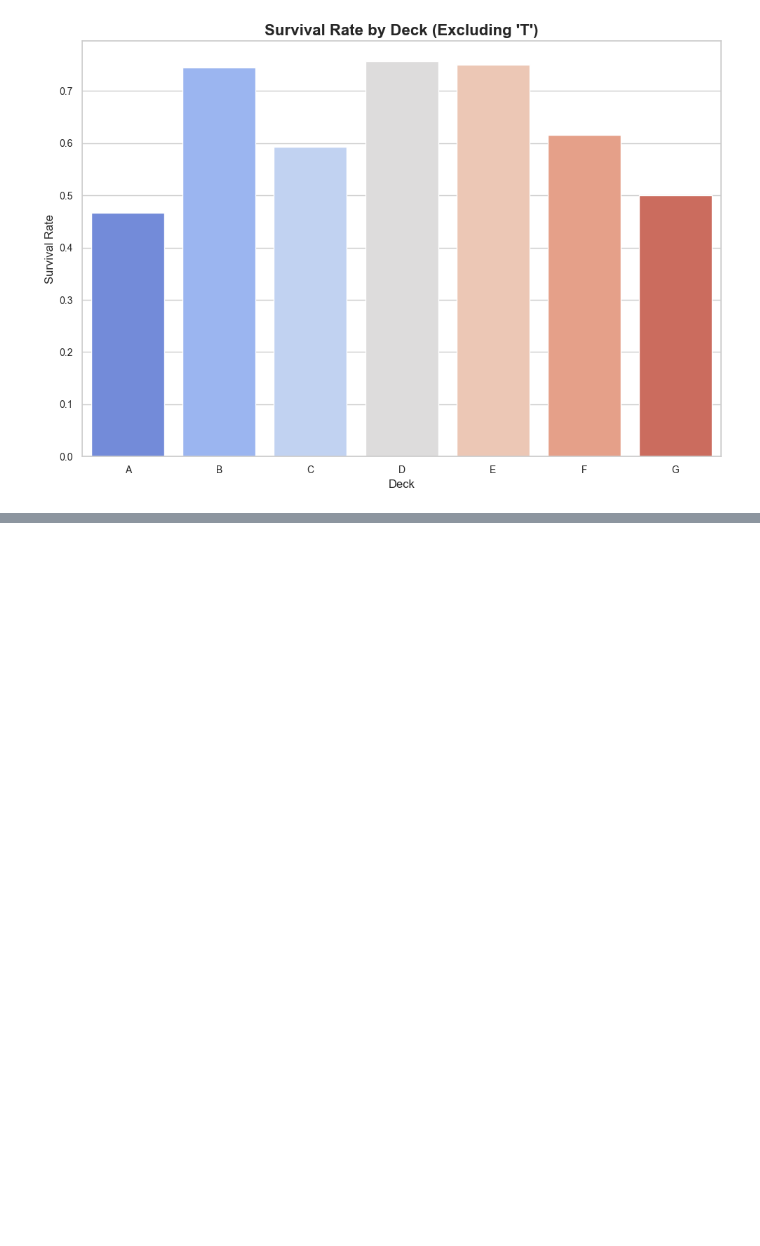
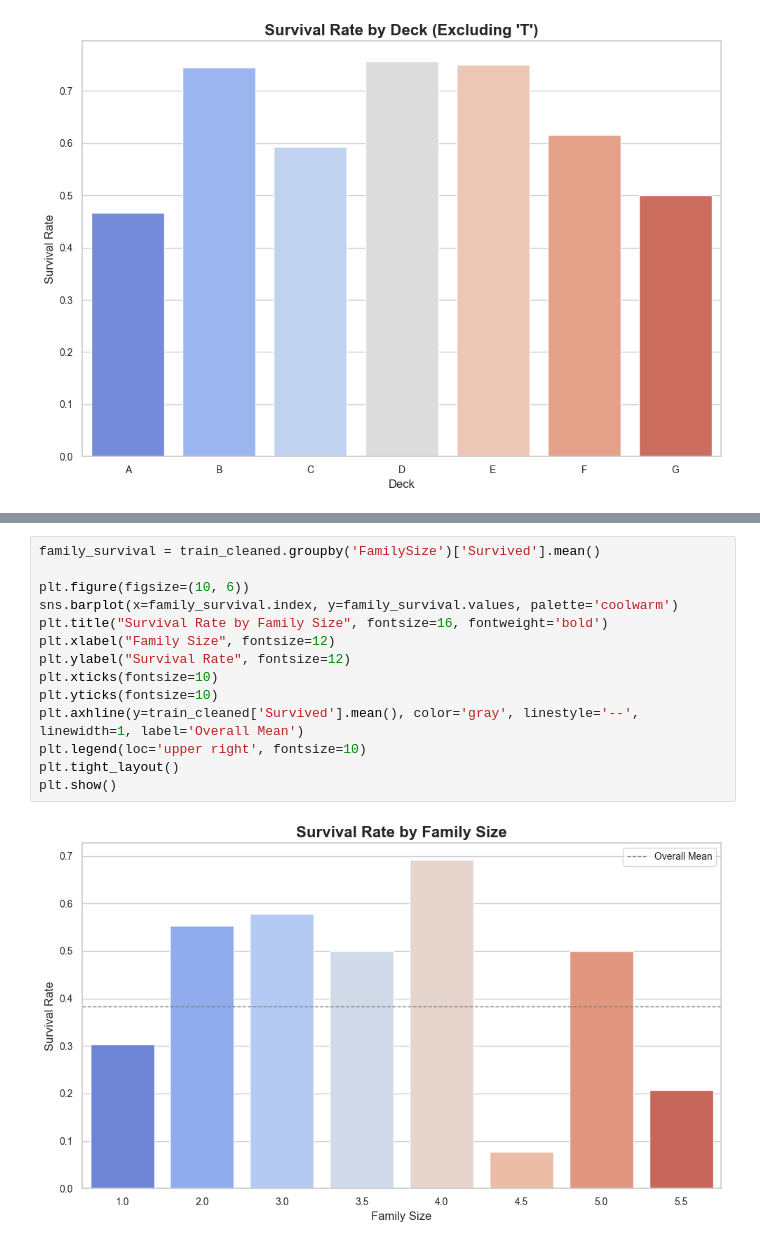
Before and after one commit to jzampieri/Kaggle-Competitions, a Jupyter notebook: TITANIC/index.ipynb, the cells around one changed output, grey strips where cells are left out. Cells and saved outputs as stored; diff of their text form; blank space fills up the shorter version.

```diff
--- a/TITANIC/index.ipynb
+++ b/TITANIC/index.ipynb
@@ -289,0 +522,16 @@ plt.show()
+# %%
+family_survival = train_cleaned.groupby('FamilySize')['Survived'].mean()
+
+plt.figure(figsize=(10, 6))
+sns.barplot(x=family_survival.index, y=family_survival.values, palette='coolwarm')
+plt.title("Survival Rate by Family Size", fontsize=16, fontweight='bold')
+plt.xlabel("Family Size", fontsize=12)
+plt.ylabel("Survival Rate", fontsize=12)
+plt.xticks(fontsize=10)
+plt.yticks(fontsize=10)
+plt.axhline(y=train_cleaned['Survived'].mean(), color='gray', linestyle='--', linewidth=1, label='Overall Mean')
+plt.legend(loc='upper right', fontsize=10)
+plt.tight_layout()
+plt.show()
+# %% [output]
+[figure, added]
```
Also changed, not shown: parts of 25 cells of this notebook, 5 other files.
